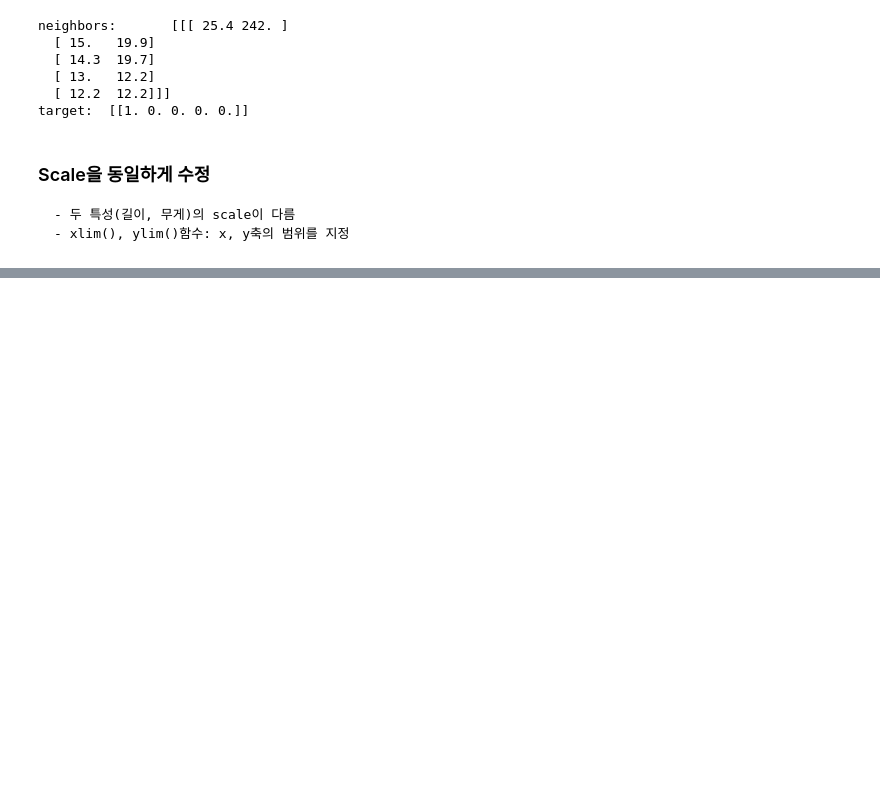
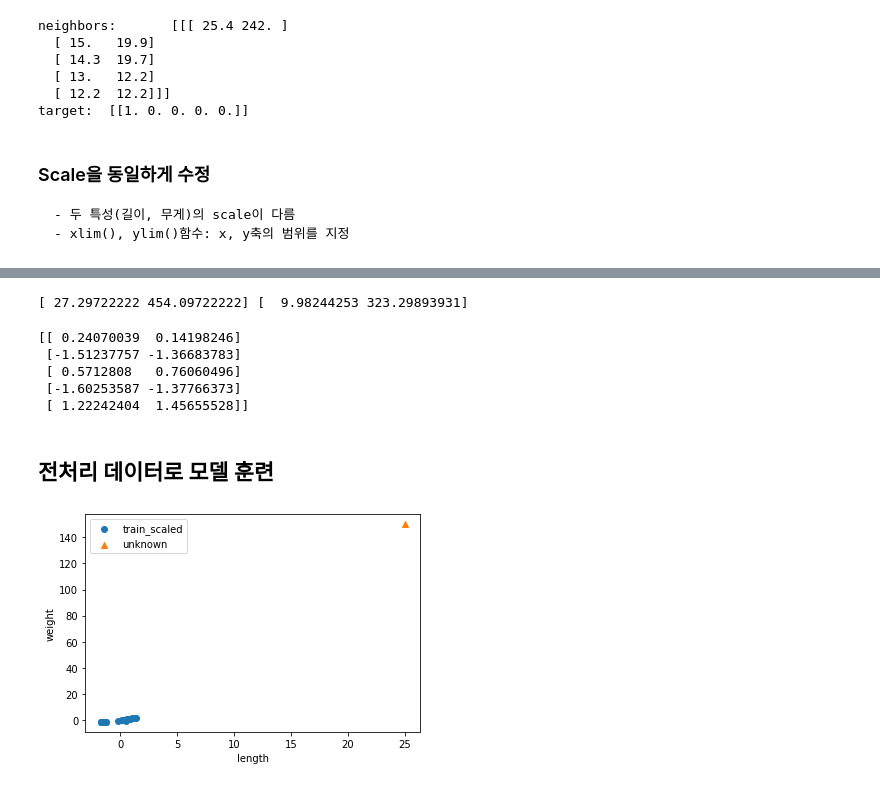
Before and after one commit to qud0511/Machine-Learning, a Jupyter notebook: ML02.ipynb, the cells around one changed output, grey strips where cells are left out. Drawn from its saved outputs; the diff is of its cells as text; code cells hidden in the pictures; blank space fills up the shorter version.

```diff
--- a/ML02.ipynb
+++ b/ML02.ipynb
@@ -376,0 +397,40 @@ target:  [[1. 0. 0. 0. 0.]]
+# %%
+#  평균 및 표준편차 계산
+# • 브로드 캐스팅
+# – 행(row)이나 열(column)의 모든 데이터에 대해 한 번에 연산을 수행
+
+mean	=	np.mean(train_input,	axis=0)	#	axes=0:	각 컬럼의 평균 계산
+std	=	np.std(train_input,	axis=0)
+print(mean,	std)
+
+# [ 27.29722222 454.09722222] [  9.98244253 323.29893931]
+# [length 평균 weight 평균] [length 표준편차 weight 표준편차]
+# %% [output]
+[ 27.29722222 454.09722222] [  9.98244253 323.29893931]
+# %%
+#  표준 점수(Z값) 계산
+train_scaled =	(train_input - mean)	/	std		#	표준 점수로 변환한 데이터
+print(train_scaled[:5])
+# %% [output]
+[[ 0.24070039  0.14198246]
+ [-1.51237757 -1.36683783]
+ [ 0.5712808   0.76060496]
+ [-1.60253587 -1.37766373]
+ [ 1.22242404  1.45655528]]
+# %% [markdown]
+## 전처리 데이터로 모델 훈련
+# %%
+#  표준 점수로 변환한 훈련 데이터 분포 확인
+# • train_scaled 데이터와 샘플 데이터(25, 150) 비교
+
+plt.scatter(train_scaled[:,	0],	train_scaled[:,	1],	label='train_scaled')
+plt.scatter(25,	150,	marker='^'
+,	label='unknown')
+plt.xlabel('length')
+plt.ylabel('weight')
+plt.legend()
+plt.show()
+
+# 하지만 정작 샘플 데이터(25, 150)은 표준 점수가 아님
+# %% [output]
+[figure, added]
```
Also changed, not shown: parts of 7 cells of this notebook, 1 other file.
